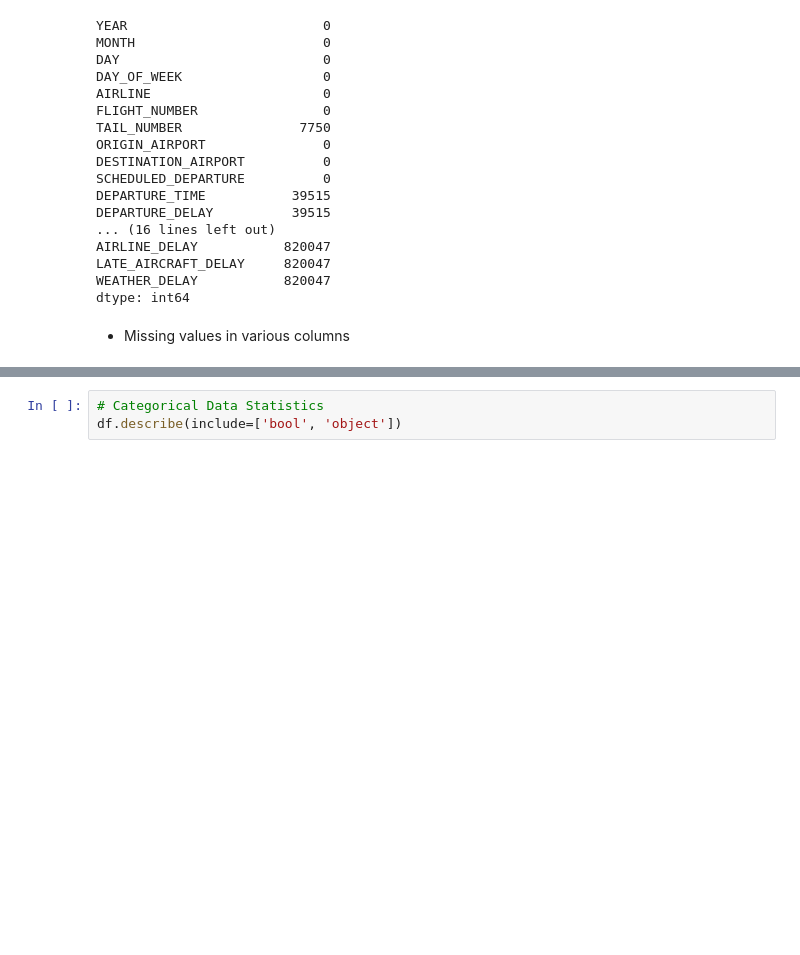
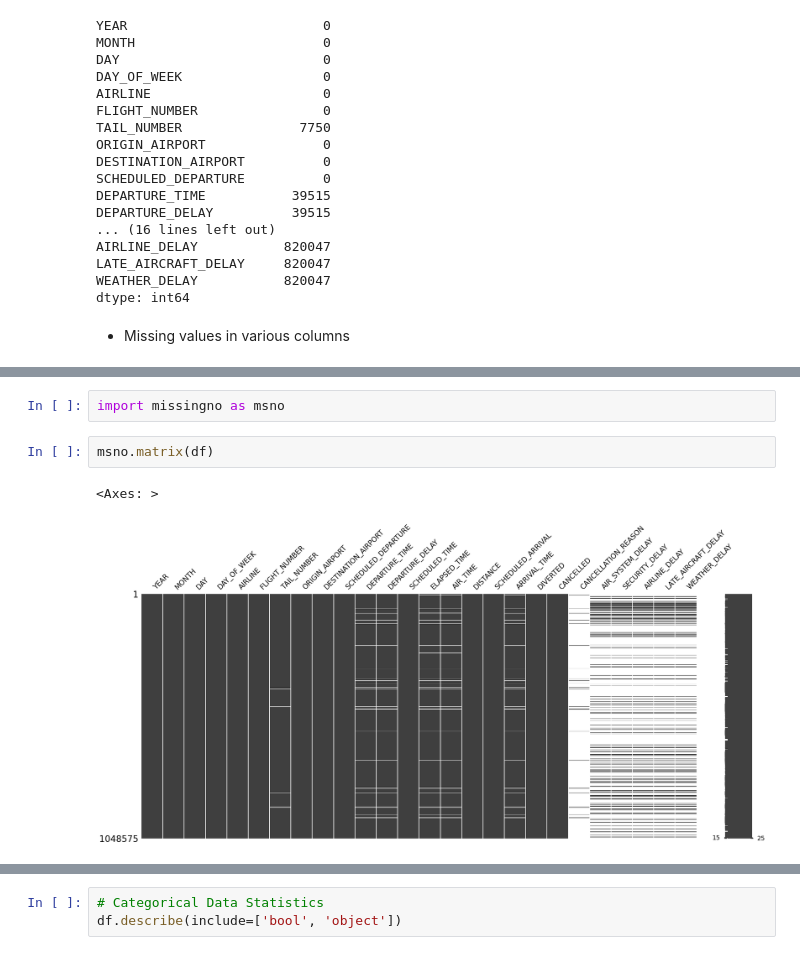
Before and after one commit to chemutai254/ML_Projects, a Jupyter notebook: Flight_Delay_Prediction/Flight_Delay_Prediction.ipynb, the cells around one changed output, grey strips where cells are left out. Cells and saved outputs as stored; diff of their text form; blank space fills up the shorter version.

```diff
--- a/Flight_Delay_Prediction/Flight_Delay_Prediction.ipynb
+++ b/Flight_Delay_Prediction/Flight_Delay_Prediction.ipynb
@@ -100,0 +113,7 @@ dtype: float64
+# %%
+import missingno as msno
+# %%
+msno.matrix(df)
+# %% [output]
+<Axes: >
+[figure, added]
```
Also changed, not shown: parts of 11 cells of this notebook, 2 other files.
